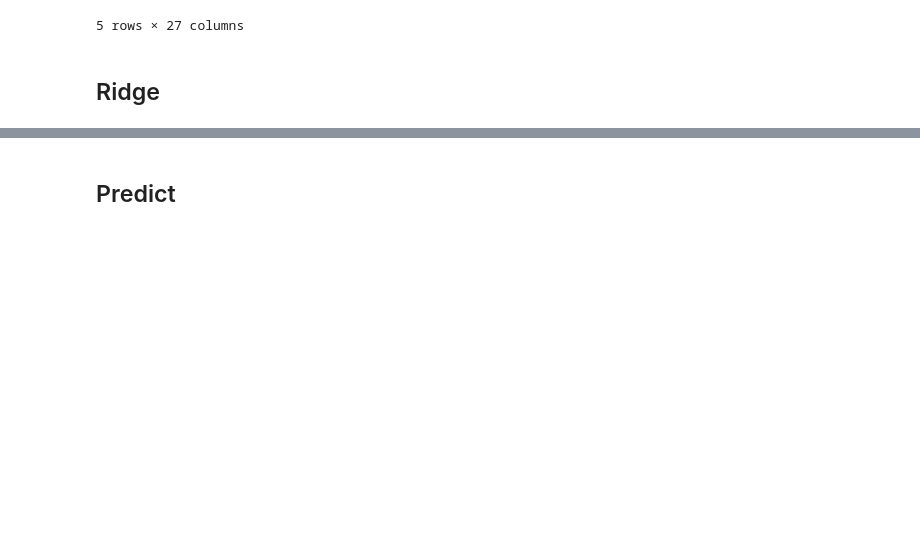
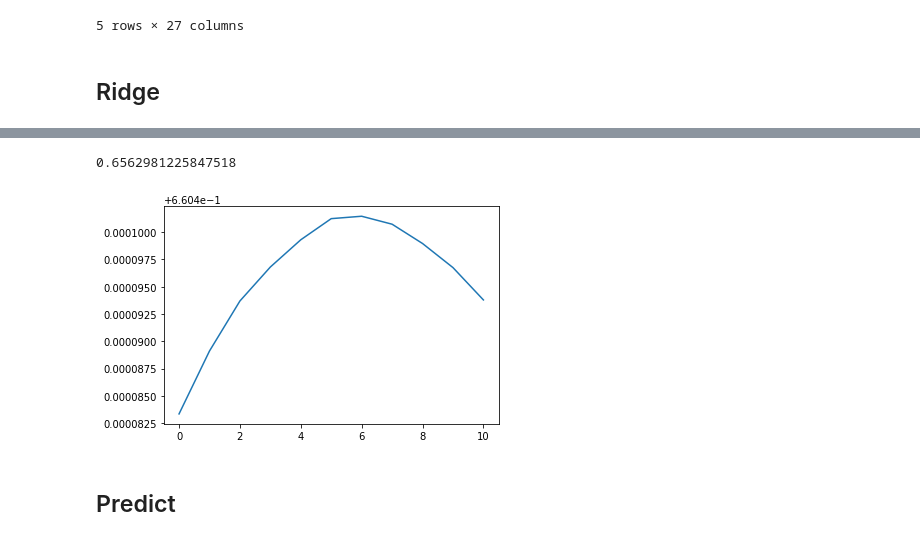
Before and after one commit to kyle-weng/Price-Prediction, a Jupyter notebook: linear.ipynb, the cells around one changed output, grey strips where cells are left out. Saved outputs shown, nothing was run; the diff lists cells and outputs as text; code cells hidden in the pictures; blank space fills up the shorter version.

Commit message:
search regularization

```diff
--- a/linear.ipynb
+++ b/linear.ipynb
@@ -108,0 +111,10 @@ sklearn.metrics.roc_auc_score(valY, p)
+# %%
+import sklearn.model_selection
+
+params = {
+    "alpha": list(range(240,450,20))
+}
+gs = sklearn.model_selection.GridSearchCV(
+    sklearn.linear_model.Ridge(), params, scoring="roc_auc"
+)
+gs.fit(trainX, trainY)
@@ -109,3 +131,10 @@ sklearn.metrics.roc_auc_score(valY, p)
+# %%
+plt.plot(gs.cv_results_["mean_test_score"])
+p = gs.predict(valX)
+sklearn.metrics.roc_auc_score(valY, p)
+# %% [output]
+0.6562981225847518
+[figure, added]
 # %% [markdown]
 ## Predict
 # %%
```
Also changed, not shown: parts of 7 cells of this notebook.
